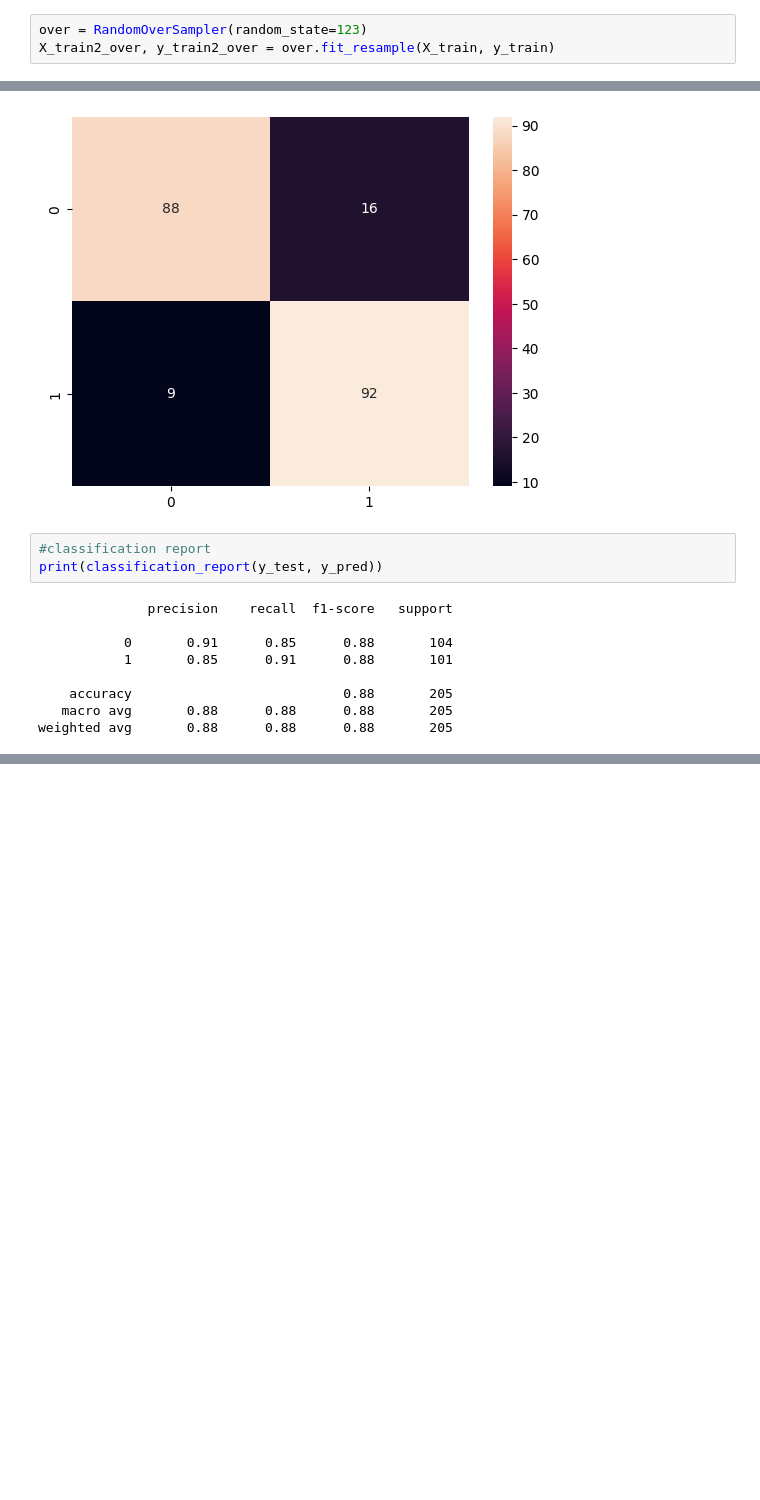
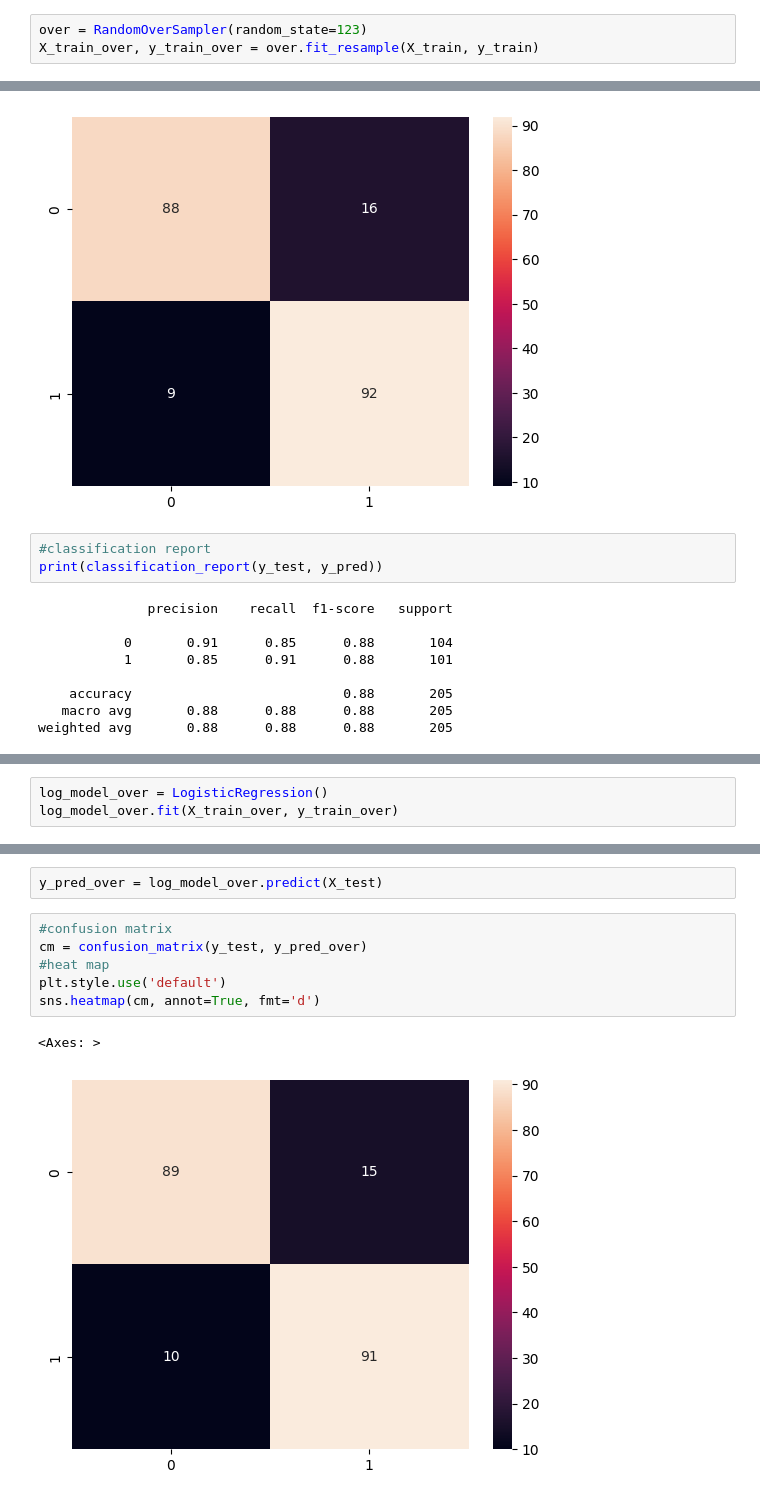
Before and after one commit to KamilShape/heart_disease_classification, a Jupyter notebook: heart_disease_classification.ipynb, the cells around one changed output, grey strips where cells are left out. Cells and saved outputs as stored; diff of their text form; blank space fills up the shorter version.

Commit message:
add classification models with balanced data sets

```diff
--- a/heart_disease_classification.ipynb
+++ b/heart_disease_classification.ipynb
@@ -167,7 +159,7 @@ X_train, X_test, y_train, y_test = train_test_split(X, y, test_size=0.2, random_
 4.1 Oversampling
 # %%
 over = RandomOverSampler(random_state=123)
-X_train2_over, y_train2_over = over.fit_resample(X_train, y_train)
+X_train_over, y_train_over = over.fit_resample(X_train, y_train)
 # %% [markdown]
 4.2 Undersampling
 # %%
@@ -226,0 +220,3 @@ weighted avg       0.88      0.88      0.88       205
+# %%
+log_model_over = LogisticRegression()
+log_model_over.fit(X_train_over, y_train_over)
@@ -226,0 +232,11 @@ weighted avg       0.88      0.88      0.88       205
+# %%
+y_pred_over = log_model_over.predict(X_test)
+# %%
+#confusion matrix
+cm = confusion_matrix(y_test, y_pred_over)
+#heat map
+plt.style.use('default')
+sns.heatmap(cm, annot=True, fmt='d')
+# %% [output]
+<Axes: >
+[figure, added]
```
Also changed, not shown: parts of 21 cells of this notebook.
